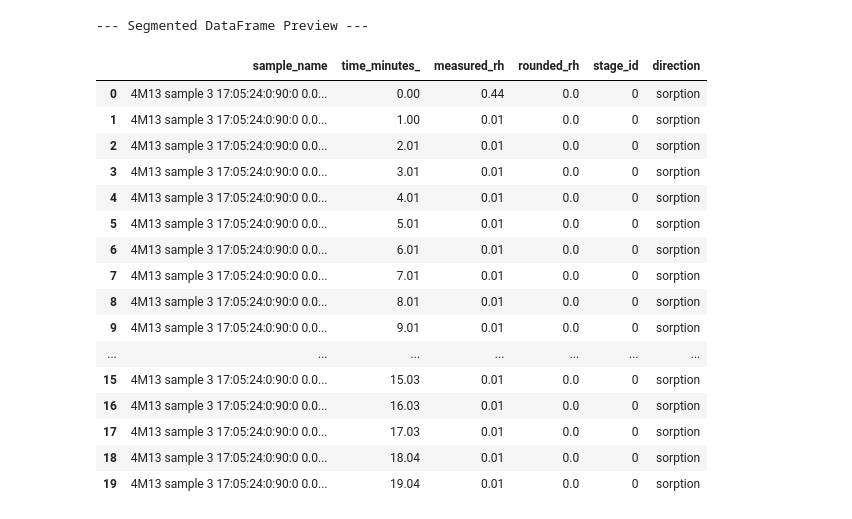
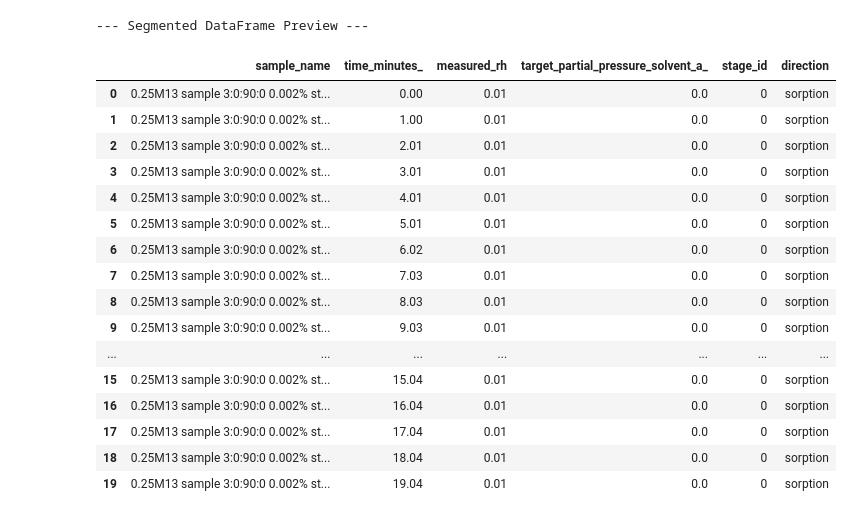
Before and after one commit to StixM6/graphage13-sorption, a Jupyter notebook: notebooks/sorption_kinetics_pipeline.ipynb, the cells around one changed output. Cells and saved outputs as stored; diff of their text form; code cells hidden in the pictures.

```diff
--- a/notebooks/sorption_kinetics_pipeline.ipynb
+++ b/notebooks/sorption_kinetics_pipeline.ipynb
@@ -118,7 +118,8 @@ essential_columns = [
     'delta_mass_',
     'dm_dt_minute_',
     'sorption_temp_celsius_',
-    'measured_partial_pressure_solvent_a_'  # This tracks your relative humidity / P/P0 steps
+    'measured_partial_pressure_solvent_a_',
+    'target_partial_pressure_solvent_a_'  # This tracks your relative humidity / P/P0 steps
 ]
 
 # Extract only the essential features into a pristine modeling dataframe
@@ -148,69 +150,71 @@ memory usage: 1.6+ MB
 # %%
 import numpy as np
 import pandas as pd
 
-def segment_humidity_stages(df: pd.DataFrame, rh_col: str = 'measured_rh') -> pd.DataFrame:
+def segment_humidity_stages_by_target(df: pd.DataFrame, target_col: str = 'target_partial_pressure_solvent_a_') -> pd.DataFrame:
     """
-    Segments a continuous DVS time-series into discrete humidity stages
-    and classifies them into Sorption or Desorption cycles.
+    Segments a continuous DVS time-series into discrete stages,
+    processing each sample independently so stage_ids reset to 0.
     """
     working_df = df.copy()
+    processed_samples = []
 
-    # 1. Smooth out minor sensor noise by rounding to the nearest 5% RH step
-    working_df['rounded_rh'] = (working_df[rh_col] / 5).round() * 5
+    # Process every sample completely independently
+    for sample_name, group in working_df.groupby('sample_name'):
+        group = group.copy()
 
-    # 2. Identify where the RH step changes compared to the previous row
-    # If the rounded RH shifts, 'rh_changed' becomes True (1), otherwise False (0)
-    working_df['rh_changed'] = working_df['rounded_rh'].diff().fillna(0) != 0
+        # 1. Step change triggers
+        group['step_changed'] = group[target_col].diff().fillna(0) != 0
 
-    # 3. Create a unique cumulative Stage ID by summing up the number of changes
-    working_df['stage_id'] = working_df['rh_changed'].cumsum().astype(int)
+        # 2. Stage IDs (Now resets to 0 for every new sample!)
+        group['stage_id'] = group['step_changed'].cumsum().astype(int)
 
-    # 4. Determine direction (Sorption vs Desorption) for each unique stage
-    # Find the average target or rounded RH for each stage to see if it's going up or down
-    stage_means = working_df.groupby('stage_id')['rounded_rh'].first()
-    stage_directions = {}
+        # 3. Determine Sorption vs Desorption
+        stage_targets = group.groupby('stage_id')[target_col].first()
+        stage_directions = {}
 
-    previous_rh = stage_means.iloc[0]
-    # Set the baseline for the first stage (usually 0% drying, considered Sorption/Baseline)
-    stage_directions[stage_means.index[0]] = 'sorption'
+        previous_target = stage_targets.iloc[0]
+        stage_directions[stage_targets.index[0]] = 'sorption'
 
-    for stage, current_rh in stage_means.iloc[1:].items():
-        if current_rh >= previous_rh:
-            stage_directions[stage] = 'sorption'
-        else:
-            stage_directions[stage] = 'desorption'
-        previous_rh = current_rh
+        for stage, current_target in stage_targets.iloc[1:].items():
+            if current_target >= previous_target:
+                stage_directions[stage] = 'sorption'
+            else:
+                stage_directions[stage] = 'desorption'
+            previous_target = current_target
 
-    # Map the directional tags back onto the main dataframe rows
-    working_df['direction'] = working_df['stage_id'].map(stage_directions)
+        group['direction'] = group['stage_id'].map(stage_directions)
+        group.drop(columns=['step_changed'], inplace=True)
 
-    # Clean up temporary structural helper columns
-    working_df.drop(columns=['rh_changed'], inplace=True)
+        processed_samples.append(group)
 
-    return working_df
+    # Stitch the properly isolated samples back together
+    return pd.concat(processed_samples, ignore_index=True)
+
+# Run the fixed segmentation
+segmented_df = segment_humidity_stages_by_target(kinetic_df)
 
 # --- Run the Segmentation ---
-segmented_df = segment_humidity_stages(kinetic_df)
+segmented_df = segment_humidity_stages_by_target(kinetic_df)
 
 print("--- Segmented DataFrame Preview ---")
-display(segmented_df[['sample_name', 'time_minutes_', 'measured_rh', 'rounded_rh', 'stage_id', 'direction']].head(20))
+display(segmented_df[['sample_name', 'time_minutes_', 'measured_rh', 'target_partial_pressure_solvent_a_', 'stage_id', 'direction']].head(20))
 # %% [output]
 --- Segmented DataFrame Preview ---
-|  | sample_name | time_minutes_ | measured_rh | rounded_rh | stage_id | direction |
-| 0 | 4M13 sample 3 17:05:24:0:90:0 0.0... | 0.00 | 0.44 | 0.0 | 0 | sorption |
-| 1 | 4M13 sample 3 17:05:24:0:90:0 0.0... | 1.00 | 0.01 | 0.0 | 0 | sorption |
-| 2 | 4M13 sample 3 17:05:24:0:90:0 0.0... | 2.01 | 0.01 | 0.0 | 0 | sorption |
-| 3 | 4M13 sample 3 17:05:24:0:90:0 0.0... | 3.01 | 0.01 | 0.0 | 0 | sorption |
-| 4 | 4M13 sample 3 17:05:24:0:90:0 0.0... | 4.01 | 0.01 | 0.0 | 0 | sorption |
-| 5 | 4M13 sample 3 17:05:24:0:90:0 0.0... | 5.01 | 0.01 | 0.0 | 0 | sorption |
-| 6 | 4M13 sample 3 17:05:24:0:90:0 0.0... | 6.01 | 0.01 | 0.0 | 0 | sorption |
-| 7 | 4M13 sample 3 17:05:24:0:90:0 0.0... | 7.01 | 0.01 | 0.0 | 0 | sorption |
-| 8 | 4M13 sample 3 17:05:24:0:90:0 0.0... | 8.01 | 0.01 | 0.0 | 0 | sorption |
-| 9 | 4M13 sample 3 17:05:24:0:90:0 0.0... | 9.01 | 0.01 | 0.0 | 0 | sorption |
+|  | sample_name | time_minutes_ | measured_rh | target_partial_pressure_solvent_a_ | stage_id | direction |
+| 0 | 0.25M13 sample 3:0:90:0 0.002% st... | 0.00 | 0.01 | 0.0 | 0 | sorption |
+| 1 | 0.25M13 sample 3:0:90:0 0.002% st... | 1.00 | 0.01 | 0.0 | 0 | sorption |
+| 2 | 0.25M13 sample 3:0:90:0 0.002% st... | 2.01 | 0.01 | 0.0 | 0 | sorption |
+| 3 | 0.25M13 sample 3:0:90:0 0.002% st... | 3.01 | 0.01 | 0.0 | 0 | sorption |
+| 4 | 0.25M13 sample 3:0:90:0 0.002% st... | 4.01 | 0.01 | 0.0 | 0 | sorption |
+| 5 | 0.25M13 sample 3:0:90:0 0.002% st... | 5.01 | 0.01 | 0.0 | 0 | sorption |
+| 6 | 0.25M13 sample 3:0:90:0 0.002% st... | 6.02 | 0.01 | 0.0 | 0 | sorption |
+| 7 | 0.25M13 sample 3:0:90:0 0.002% st... | 7.03 | 0.01 | 0.0 | 0 | sorption |
+| 8 | 0.25M13 sample 3:0:90:0 0.002% st... | 8.03 | 0.01 | 0.0 | 0 | sorption |
+| 9 | 0.25M13 sample 3:0:90:0 0.002% st... | 9.03 | 0.01 | 0.0 | 0 | sorption |
 | ... | ... | ... | ... | ... | ... | ... |
-| 15 | 4M13 sample 3 17:05:24:0:90:0 0.0... | 15.03 | 0.01 | 0.0 | 0 | sorption |
-| 16 | 4M13 sample 3 17:05:24:0:90:0 0.0... | 16.03 | 0.01 | 0.0 | 0 | sorption |
-| 17 | 4M13 sample 3 17:05:24:0:90:0 0.0... | 17.03 | 0.01 | 0.0 | 0 | sorption |
-| 18 | 4M13 sample 3 17:05:24:0:90:0 0.0... | 18.04 | 0.01 | 0.0 | 0 | sorption |
-| 19 | 4M13 sample 3 17:05:24:0:90:0 0.0... | 19.04 | 0.01 | 0.0 | 0 | sorption |
+| 15 | 0.25M13 sample 3:0:90:0 0.002% st... | 15.04 | 0.01 | 0.0 | 0 | sorption |
+| 16 | 0.25M13 sample 3:0:90:0 0.002% st... | 16.04 | 0.01 | 0.0 | 0 | sorption |
+| 17 | 0.25M13 sample 3:0:90:0 0.002% st... | 17.04 | 0.01 | 0.0 | 0 | sorption |
+| 18 | 0.25M13 sample 3:0:90:0 0.002% st... | 18.04 | 0.01 | 0.0 | 0 | sorption |
+| 19 | 0.25M13 sample 3:0:90:0 0.002% st... | 19.04 | 0.01 | 0.0 | 0 | sorption |
```
Also changed, not shown: parts of 4 cells of this notebook, 1 other file.
